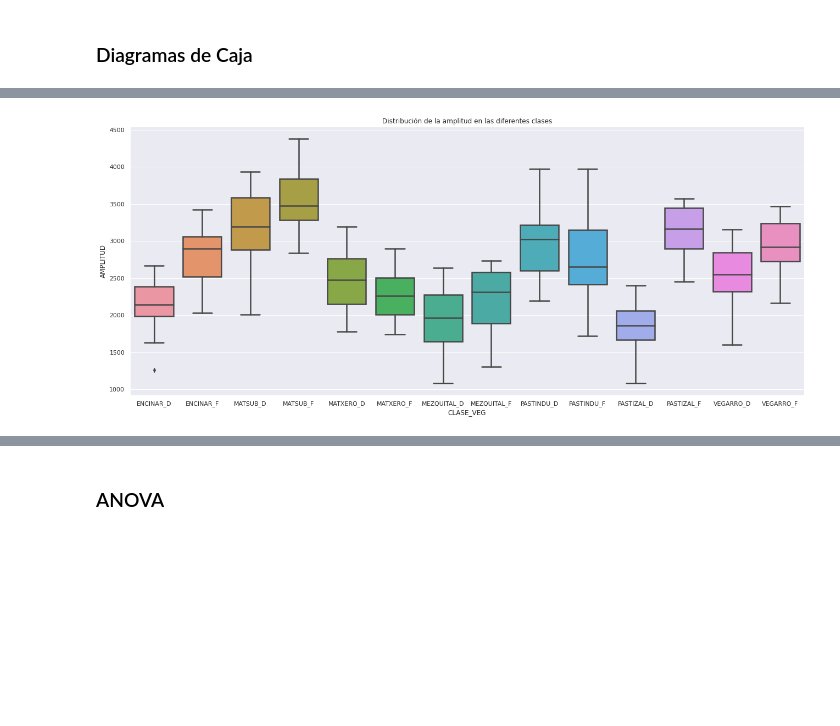
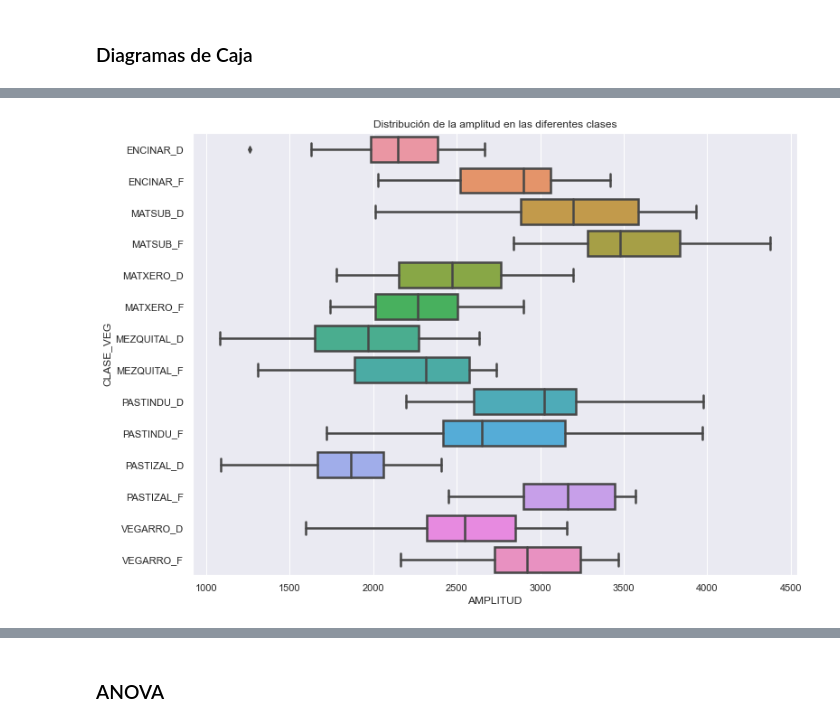
Before and after one commit to SamuelCortez2008/EDA_Estadistica, a Jupyter notebook: ANOVA_EDA.ipynb, the cells around one changed output, grey strips where cells are left out. Drawn from its saved outputs; the diff is of its cells as text; code cells hidden in the pictures; blank space fills up the shorter version.

```diff
--- a/ANOVA_EDA.ipynb
+++ b/ANOVA_EDA.ipynb
@@ -23,2 +27,5 @@ import numpy as np
+# %%
+plt.style.use('ggplot')
+plt.rcParams['figure.figsize'] = (18,12)
 # %% [markdown]
 ## Lectura de Datos
@@ -28,0 +32,5 @@ datos_ndvi = pd.read_excel('/home/carlos/Documents/Maestria/materias/estadistica
+# %%
+path_evi = './TIMESAT/EVI/VAR_FEN_EVI_D&F.xlsx'
+datos_evi = pd.read_excel(path_evi,
+                          sheet_name=0)
+datos_evi.head()
@@ -94,7 +159,7 @@ datos_evi = datos_evi.rename(columns={'AMPLITUD ': 'AMPLITUD'})
 ### EDA
 # %%
 #Analizando numero de registros por clase
-sns.set(rc={'figure.figsize':(11.7,8.27)})
+#sns.set(rc={'figure.figsize':(11.7,8.27)})
 sns.countplot(data = datos_evi, x = 'CLASE_VEG')
 plt.title('Numero de registros por clase')
 plt.xticks(rotation = 45)
@@ -149,5 +228,5 @@ datos_evi[['INTMEN']].hist(by=datos_evi['CLASE_VEG'],  figsize = (16,18));
 # %%
-sns.set(rc={'figure.figsize':(22,9)})
-ax = sns.boxplot(x="CLASE_VEG", y="INICIO", data=datos_evi, linewidth=2.5)
+sns.set(rc={'figure.figsize':(12,9)})
+ax = sns.boxplot(y="CLASE_VEG", x="INICIO", data=datos_evi, linewidth=2.5, orient= 'h')
 ax.set_title('Distribución del Inicio(en días) en las diferentes clases');
 # %% [output]
@@ -155,7 +234,7 @@ ax.set_title('Distribución del Inicio(en días) en las diferentes clases');
 # %%
-sns.set(rc={'figure.figsize':(22,9)})
-ax = sns.boxplot(x="CLASE_VEG", y="AMPLITUD", data=datos_evi, linewidth=2.5)
+sns.set(rc={'figure.figsize':(12,9)})
+ax = sns.boxplot(y="CLASE_VEG", x="AMPLITUD", data=datos_evi, linewidth=2.5, orient = 'h')
 ax.set_title('Distribución de la amplitud en las diferentes clases');
 # %% [output]
-[figure, old version]
+[figure, new version]
 # %%
```
Also changed, not shown: parts of 93 cells of this notebook.
